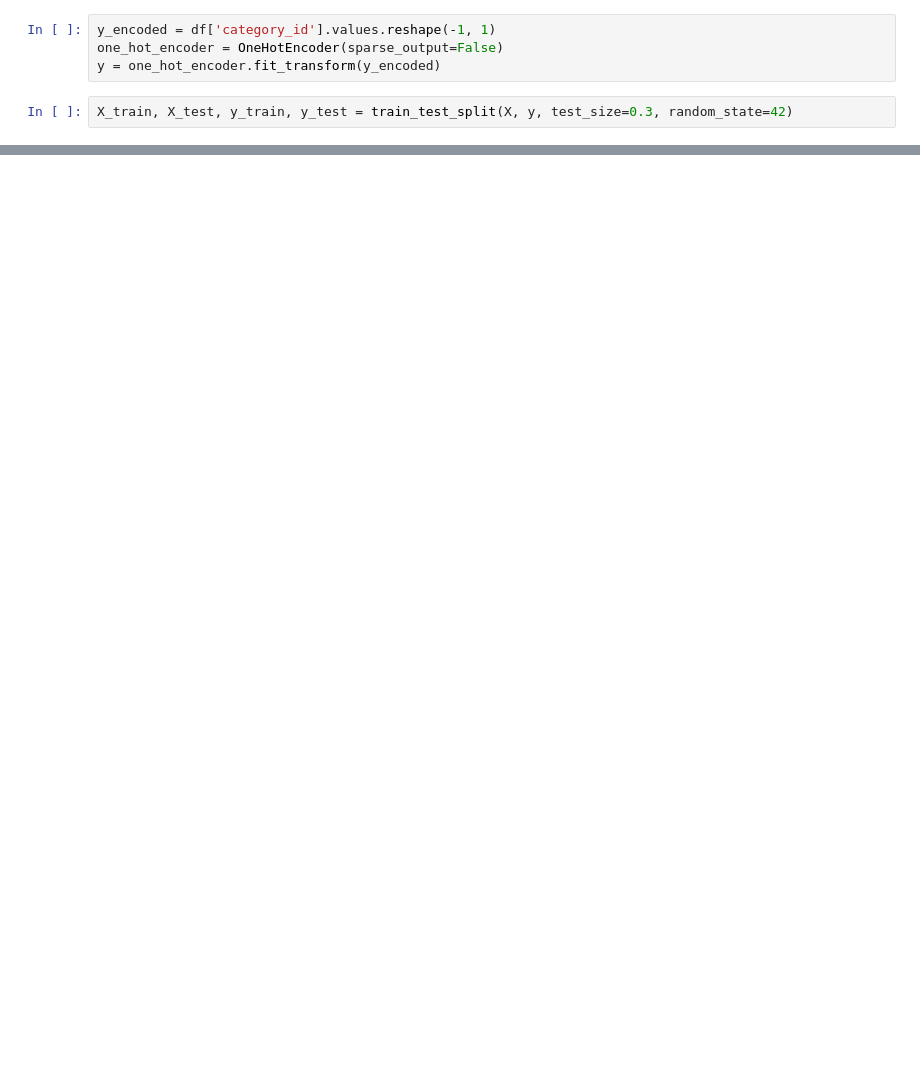
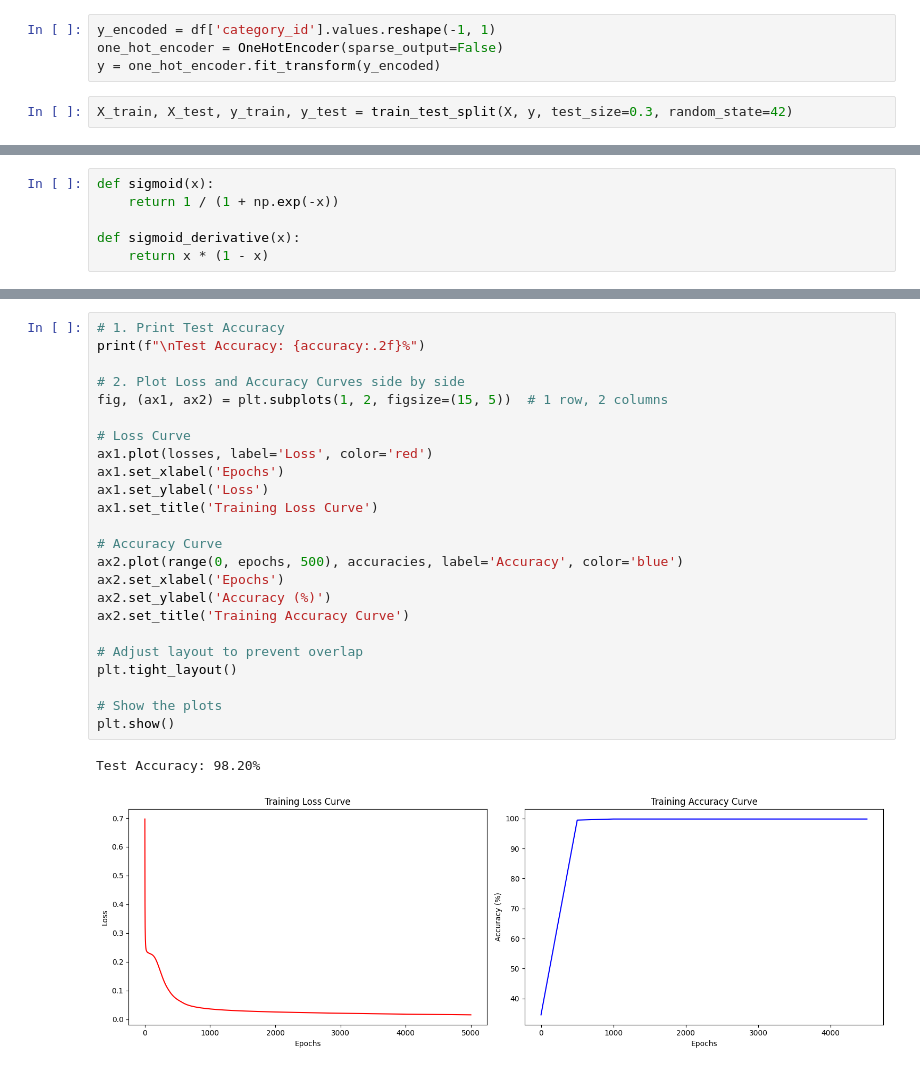
Before and after one commit to DEEPAK-RAMGIRI/AIML-LAB, a Jupyter notebook: website_final.ipynb, the cells around one changed output, grey strips where cells are left out. Cells and saved outputs as stored; diff of their text form; blank space fills up the shorter version.

```diff
--- a/website_final.ipynb
+++ b/website_final.ipynb
@@ -458,0 +214,6 @@ plt.show()
+# %%
+def sigmoid(x):
+    return 1 / (1 + np.exp(-x))
+
+def sigmoid_derivative(x):
+    return x * (1 - x)
@@ -458,0 +305,27 @@ plt.show()
+# %%
+# 1. Print Test Accuracy
+print(f"\nTest Accuracy: {accuracy:.2f}%")
+
+# 2. Plot Loss and Accuracy Curves side by side
+fig, (ax1, ax2) = plt.subplots(1, 2, figsize=(15, 5))  # 1 row, 2 columns
+
+# Loss Curve
+ax1.plot(losses, label='Loss', color='red')
+ax1.set_xlabel('Epochs')
+ax1.set_ylabel('Loss')
+ax1.set_title('Training Loss Curve')
+
+# Accuracy Curve
+ax2.plot(range(0, epochs, 500), accuracies, label='Accuracy', color='blue')
+ax2.set_xlabel('Epochs')
+ax2.set_ylabel('Accuracy (%)')
+ax2.set_title('Training Accuracy Curve')
+
+# Adjust layout to prevent overlap
+plt.tight_layout()
+
+# Show the plots
+plt.show()
+# %% [output]
+Test Accuracy: 98.20%
+[figure, added]
```
Also changed, not shown: parts of 13 cells of this notebook.
